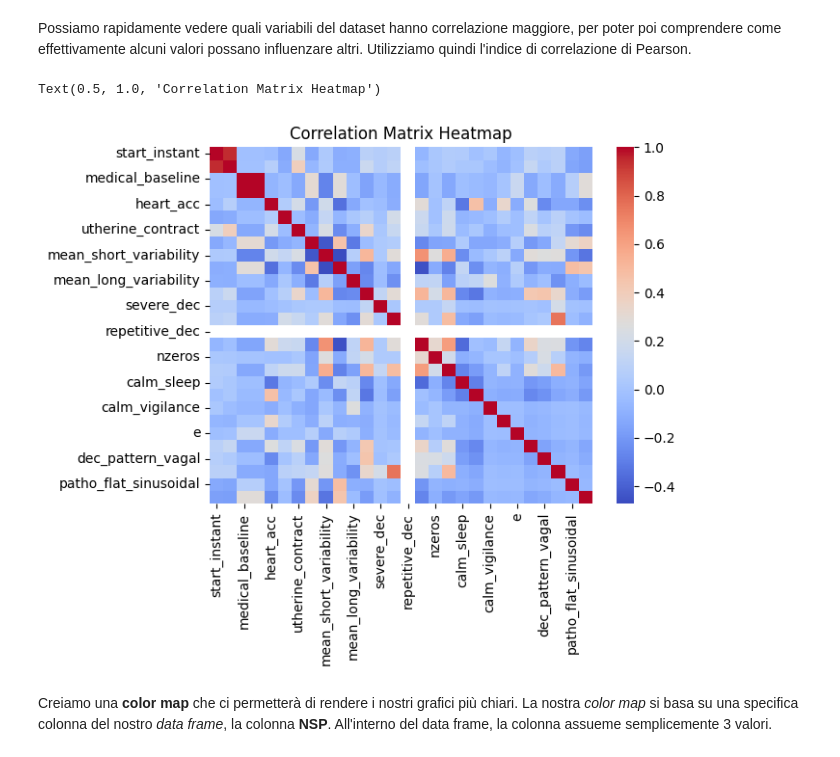
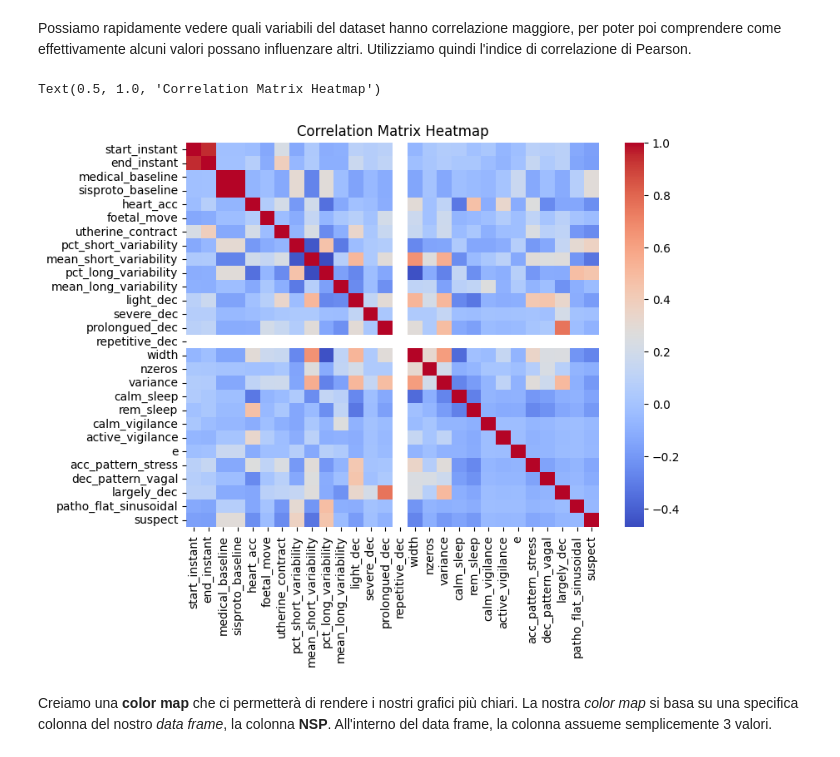
Before and after one commit to S-furi/CardioML, a Jupyter notebook: notebooks/cardio_ml.ipynb, the cells around one changed output. Cells and saved outputs as stored; diff of their text form; code cells hidden in the pictures.

Commit message:
Resized heatmap

```diff
--- a/notebooks/cardio_ml.ipynb
+++ b/notebooks/cardio_ml.ipynb
@@ -185,13 +186,14 @@ Il dataset è ora utilizzabile per procedere con l'analisi esplorativa.
 Possiamo rapidamente vedere quali variabili del dataset hanno correlazione maggiore, per poter poi comprendere come effettivamente alcuni valori possano influenzare altri. Utilizziamo quindi l'indice di correlazione di Pearson.
 # %%
 corr_matrix = raw_df.drop(columns=['min', 'mean', 'max','nmax', 'mode', 'median']) \
-    .corr(method="pearson", numeric_only=True)
+    .corr(method="pearson")
 
+plt.figure(figsize=(8, 6))
 sns.heatmap(corr_matrix, cmap="coolwarm")
 plt.title("Correlation Matrix Heatmap")
 # %% [output]
 Text(0.5, 1.0, 'Correlation Matrix Heatmap')
-[figure, old version]
+[figure, new version]
 # %% [markdown]
 Creiamo una **color map** che ci permetterà di rendere i nostri grafici più chiari. La nostra *color map* si basa su una specifica colonna del nostro *data frame*, la colonna **NSP**. All'interno del data frame, la colonna assueme semplicemente 3 valori.
 # %%
```
Also changed, not shown: parts of 3 cells of this notebook.
